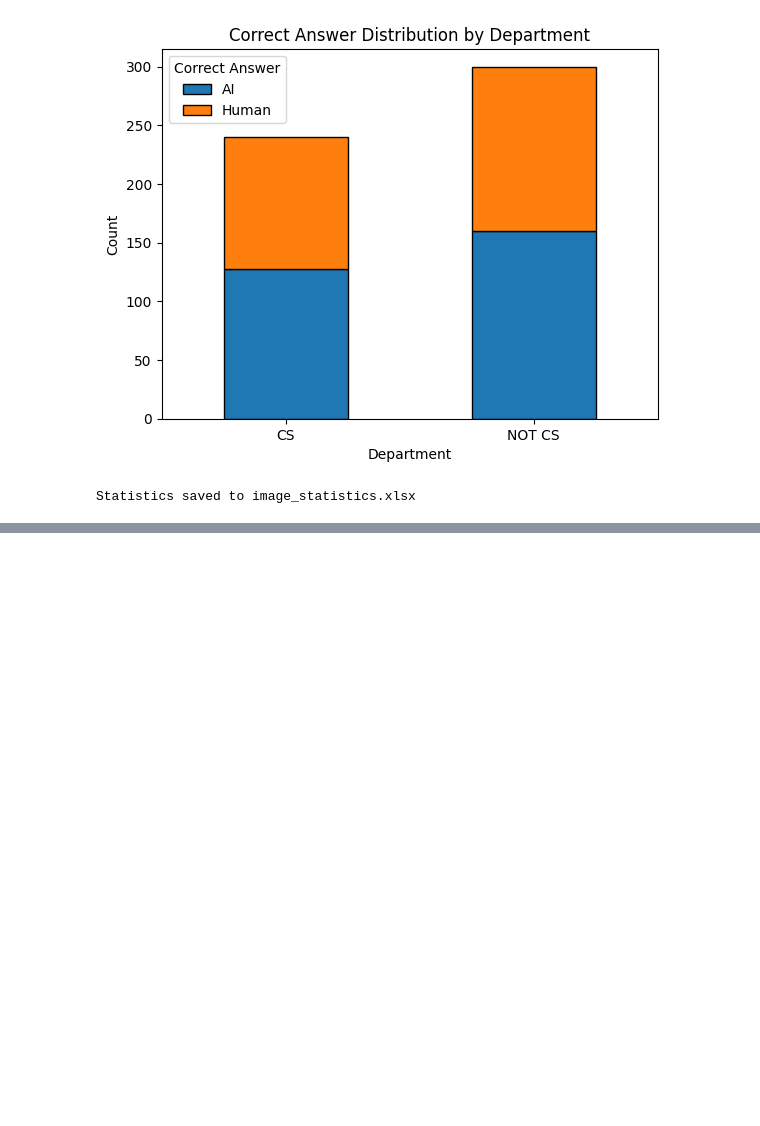
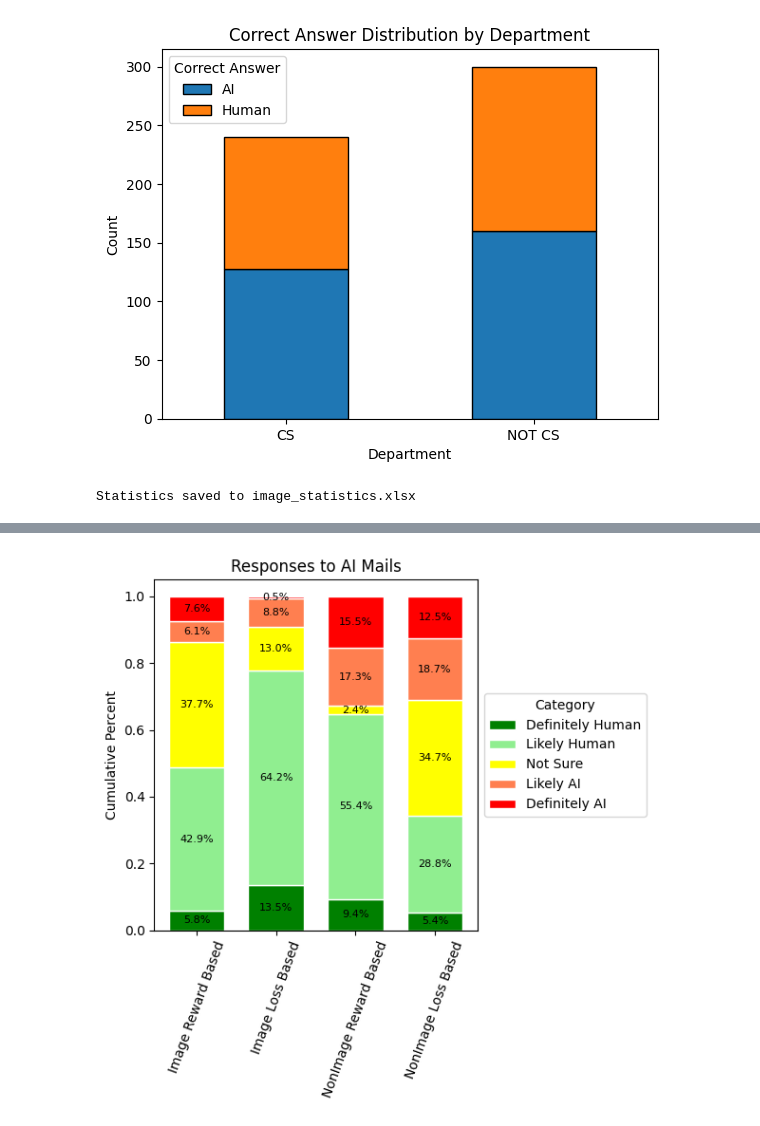
Before and after one commit to fatihmutluu/CS449-Project, a Jupyter notebook: python scripts/plot_datas.ipynb, the cells around one changed output, grey strips where cells are left out. Cells and saved outputs as stored; diff of their text form; code cells hidden in the pictures; blank space fills up the shorter version.

```diff
--- a/python scripts/plot_datas.ipynb
+++ b/python scripts/plot_datas.ipynb
@@ -280,0 +367,46 @@ Statistics saved to image_statistics.xlsx
+# %%
+# Define the categories and columns
+categories = ["Definitely Human", "Likely Human", "Not Sure", "Likely AI", "Definitely AI"]
+columns = ["Image Reward Based", "Image Loss Based", "NonImage Reward Based", "NonImage Loss Based"]
+
+# Generate dummy data
+data = np.random.dirichlet(np.ones(len(categories)), size=len(columns)).T
+
+# Create DataFrame
+df = pd.DataFrame(data, index=categories, columns=columns)
+
+# Define colors for each category
+colors = {"Definitely Human": "green", "Likely Human": "lightgreen", "Not Sure": "yellow", "Likely AI": "coral", "Definitely AI": "red"}
+
+# Create the cumulative bar chart
+fig, ax = plt.subplots(figsize=(6, 6))  # Adjust the width of the figure
+bottom = np.zeros(len(columns))
+bar_width = 0.7  # Adjust the width of the bars
+
+for category in categories:
+    bars = ax.bar(columns, df.loc[category], bottom=bottom, label=category, width=bar_width, edgecolor="white", color=colors[category])
+    bottom += df.loc[category]
+    # Add percentage labels
+    for bar in bars:
+        height = bar.get_height()
+        if height > 0:
+            ax.annotate(
+                f"{height * 100:.1f}%",
+                xy=(bar.get_x() + bar.get_width() / 2, bar.get_y() + height / 2),
+                ha="center",
+                va="center",
+                fontsize=8,
+                color="black",
+            )
+
+# Customize the chart
+ax.set_ylabel("Cumulative Percent")
+ax.legend(title="Category", loc="center left", bbox_to_anchor=(1, 0.5))  # Move legend to the right
+ax.set_title("Responses to AI Mails")
+
+# Display the chart
+plt.xticks(rotation=70)
+plt.tight_layout()
+plt.show()
+# %% [output]
+[figure, added]
```
Also changed, not shown: parts of 1 cell of this notebook, 2 other files.
